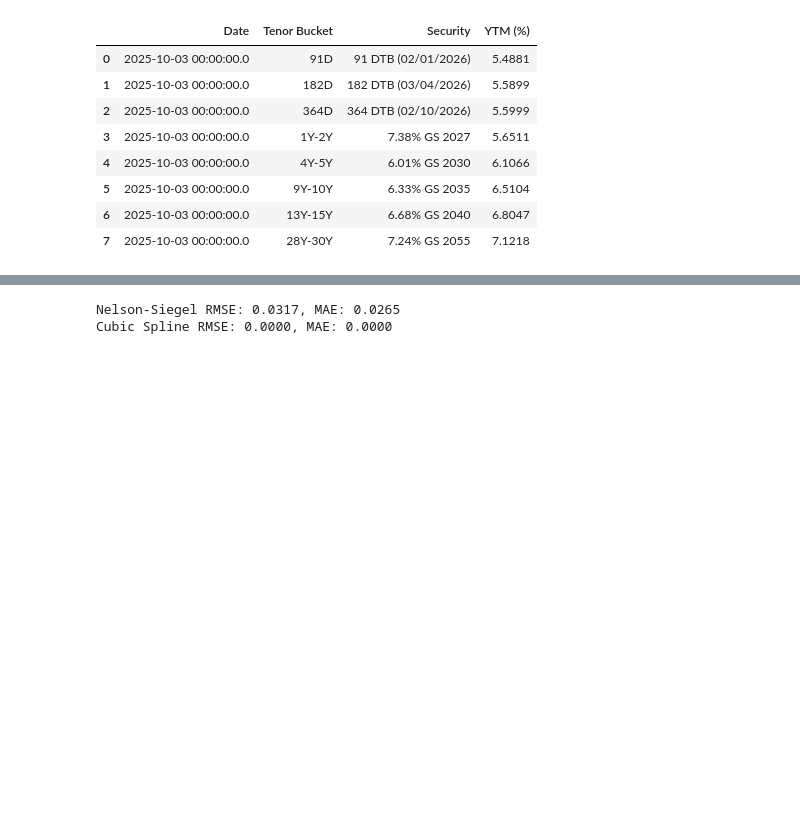
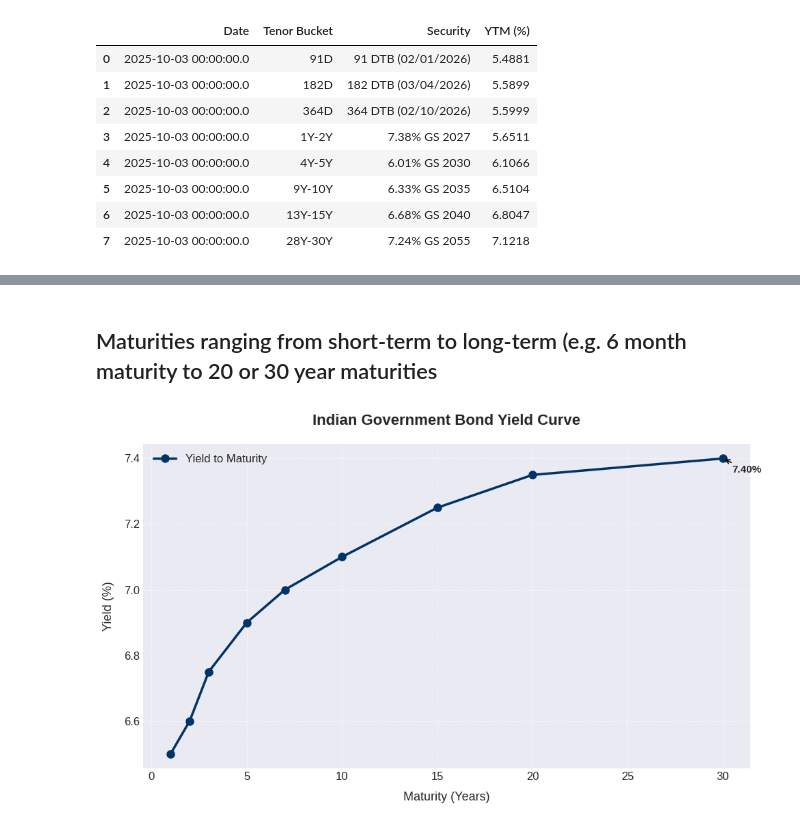
Before and after one commit to adas-quant/mscfe-gwp1-yieldcurve, a Jupyter notebook: notebooks/02_Task2_YieldCurve.ipynb, the cells around one changed output, grey strips where cells are left out. Drawn from its saved outputs; the diff is of its cells as text; code cells hidden in the pictures; blank space fills up the shorter version.

```diff
--- a/notebooks/02_Task2_YieldCurve.ipynb
+++ b/notebooks/02_Task2_YieldCurve.ipynb
@@ -254,14 +156,53 @@ plt.show()
-# %%
-from sklearn.metrics import mean_squared_error, mean_absolute_error
-
-rmse_ns = np.sqrt(mean_squared_error(y, y_fit))
-mae_ns = mean_absolute_error(y, y_fit)
-
-rmse_cs = np.sqrt(mean_squared_error(y, y_spline))
-mae_cs = mean_absolute_error(y, y_spline)
-
-print(f"Nelson-Siegel RMSE: {rmse_ns:.4f}, MAE: {mae_ns:.4f}")
-print(f"Cubic Spline RMSE: {rmse_cs:.4f}, MAE: {mae_cs:.4f}")
-# %% [output]
-Nelson-Siegel RMSE: 0.0317, MAE: 0.0265
-Cubic Spline RMSE: 0.0000, MAE: 0.0000
+# %% [markdown]
+## Maturities ranging from short-term to long-term (e.g. 6 month maturity to 20 or 30 year maturities
+# %%
+# Indian Government Bonds
+data = {
+    "Years": [1, 2, 3, 5, 7, 10, 15, 20, 30],
+    "YTM (%)": [6.5, 6.6, 6.75, 6.9, 7.0, 7.1, 7.25, 7.35, 7.4]
+}
+yield_curve = pd.DataFrame(data)
+
+plt.style.use("seaborn-v0_8-darkgrid")
+
+fig, ax = plt.subplots(figsize=(10,6))
+
+# Plot
+ax.plot(
+    yield_curve["Years"],
+    yield_curve["YTM (%)"],
+    marker="o",
+    markersize=8,
+    linewidth=2.5,
+    color="#003366",
+    label="Yield to Maturity"
+)
+
+# Titles and labels
+ax.set_title("Indian Government Bond Yield Curve", fontsize=16, fontweight="bold", pad=20)
+ax.set_xlabel("Maturity (Years)", fontsize=13, labelpad=10)
+ax.set_ylabel("Yield (%)", fontsize=13, labelpad=10)
+
+ax.tick_params(axis="both", which="major", labelsize=12)
+ax.spines["top"].set_visible(False)
+ax.spines["right"].set_visible(False)
+
+ax.grid(True, linestyle="--", alpha=0.6)
+
+max_point = yield_curve.iloc[-1]
+ax.annotate(
+    f"{max_point['YTM (%)']:.2f}%",
+    (max_point["Years"], max_point["YTM (%)"]),
+    xytext=(10, -15),
+    textcoords="offset points",
+    fontsize=11,
+    fontweight="bold",
+    arrowprops=dict(arrowstyle="->", color="black", lw=1.2)
+)
+
+ax.legend(frameon=False, fontsize=12)
+
+plt.tight_layout()
+plt.show()
+# %% [output]
+[figure, added]
```
Also changed, not shown: parts of 21 cells of this notebook.
